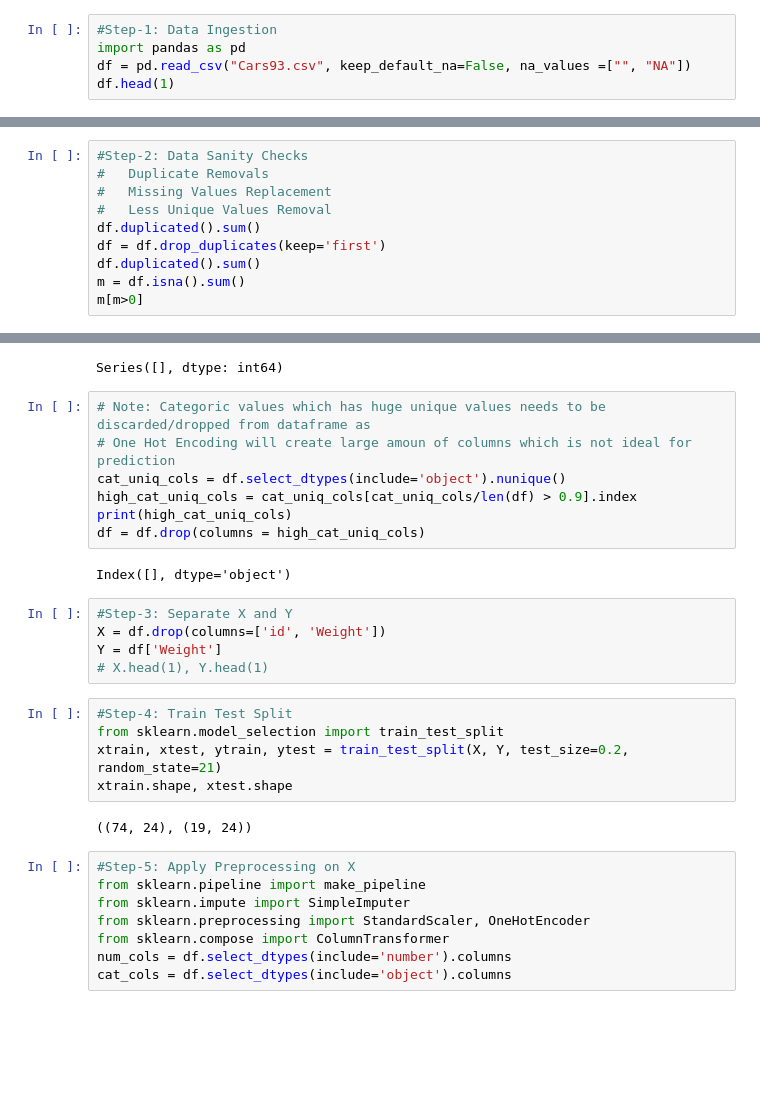
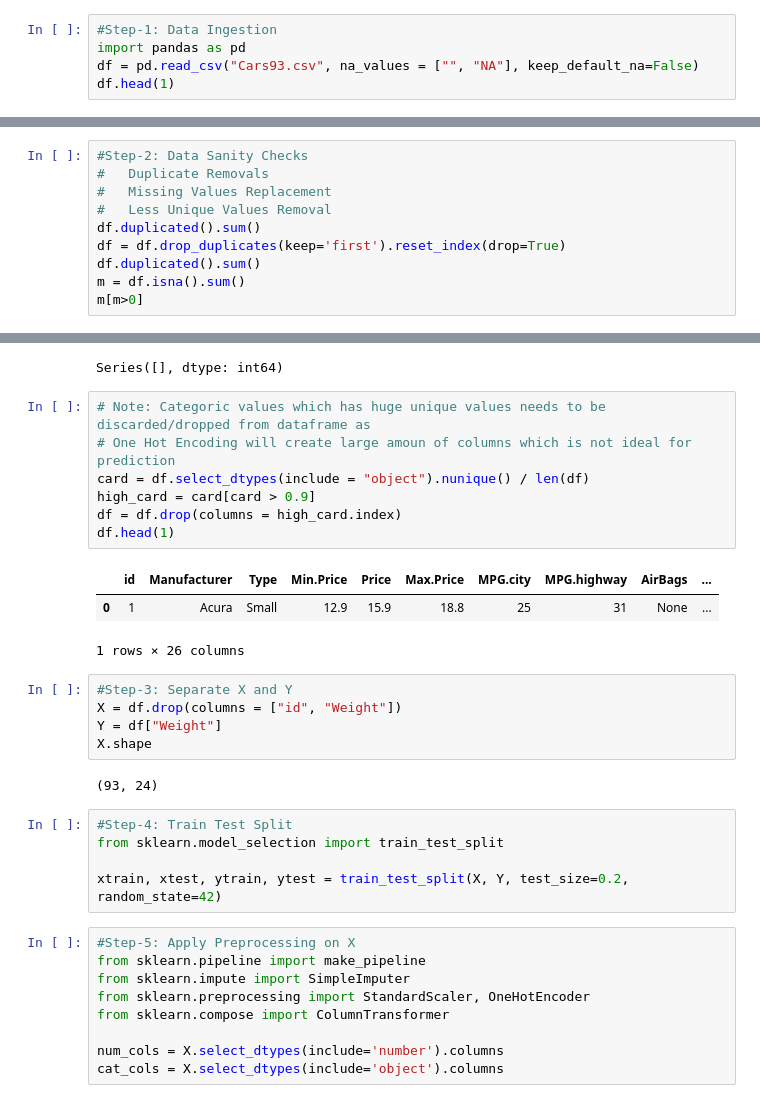
Before and after one commit to deanesh/ML-Wakad-Weekdays-5-7-pm-11th-Dec, a Jupyter notebook: 04_Automated_Preprocessing/Automated-Preprocessing-Practice.ipynb, the cells around one changed output, grey strips where cells are left out. Saved outputs shown, nothing was run; the diff lists cells and outputs as text; blank space fills up the shorter version.

```diff
--- a/04_Automated_Preprocessing/Automated-Preprocessing-Practice.ipynb
+++ b/04_Automated_Preprocessing/Automated-Preprocessing-Practice.ipynb
@@ -9,7 +9,7 @@ filterwarnings("ignore")
 # %%
 #Step-1: Data Ingestion
 import pandas as pd
-df = pd.read_csv("Cars93.csv", keep_default_na=False, na_values =["", "NA"])
+df = pd.read_csv("Cars93.csv", na_values = ["", "NA"], keep_default_na=False)
 df.head(1)
 # %% [output]
 |  | id | Manufacturer | Model | Type | Min.Price | Price | Max.Price | MPG.city | MPG.highway | ... |
@@ -21,7 +21,7 @@ df.head(1)
 #   Missing Values Replacement
 #   Less Unique Values Removal
 df.duplicated().sum()
-df = df.drop_duplicates(keep='first')
+df = df.drop_duplicates(keep='first').reset_index(drop=True)
 df.duplicated().sum()
 m = df.isna().sum()
 m[m>0]
@@ -56,32 +56,35 @@ Series([], dtype: int64)
 # %%
 # Note: Categoric values which has huge unique values needs to be discarded/dropped from dataframe as
 # One Hot Encoding will create large amoun of columns which is not ideal for prediction
-cat_uniq_cols = df.select_dtypes(include='object').nunique()
-high_cat_uniq_cols = cat_uniq_cols[cat_uniq_cols/len(df) > 0.9].index
-print(high_cat_uniq_cols)
-df = df.drop(columns = high_cat_uniq_cols)
+card = df.select_dtypes(include = "object").nunique() / len(df)
+high_card = card[card > 0.9]
+df = df.drop(columns = high_card.index)
+df.head(1)
 # %% [output]
+|  | id | Manufacturer | Type | Min.Price | Price | Max.Price | MPG.city | MPG.highway | AirBags | ... |
+| 0 | 1 | Acura | Small | 12.9 | 15.9 | 18.8 | 25 | 31 | None | ... |
-Index([], dtype='object')
+1 rows × 26 columns
 # %%
 #Step-3: Separate X and Y
-X = df.drop(columns=['id', 'Weight'])
-Y = df['Weight']
-# X.head(1), Y.head(1)
+X = df.drop(columns = ["id", "Weight"])
+Y = df["Weight"]
+X.shape
+# %% [output]
+(93, 24)
 # %%
 #Step-4: Train Test Split
 from sklearn.model_selection import train_test_split
-xtrain, xtest, ytrain, ytest = train_test_split(X, Y, test_size=0.2, random_state=21)
-xtrain.shape, xtest.shape
+
+xtrain, xtest, ytrain, ytest = train_test_split(X, Y, test_size=0.2, random_state=42)
-# %% [output]
-((74, 24), (19, 24))
 # %%
 #Step-5: Apply Preprocessing on X
 from sklearn.pipeline import make_pipeline
 from sklearn.impute import SimpleImputer
 from sklearn.preprocessing import StandardScaler, OneHotEncoder
 from sklearn.compose import ColumnTransformer
-num_cols = df.select_dtypes(include='number').columns
-cat_cols = df.select_dtypes(include='object').columns
+
+num_cols = X.select_dtypes(include='number').columns
+cat_cols = X.select_dtypes(include='object').columns
 # %%
 #Create number and categoric pipelines
 
```
Also changed, not shown: parts of 15 cells of this notebook.
